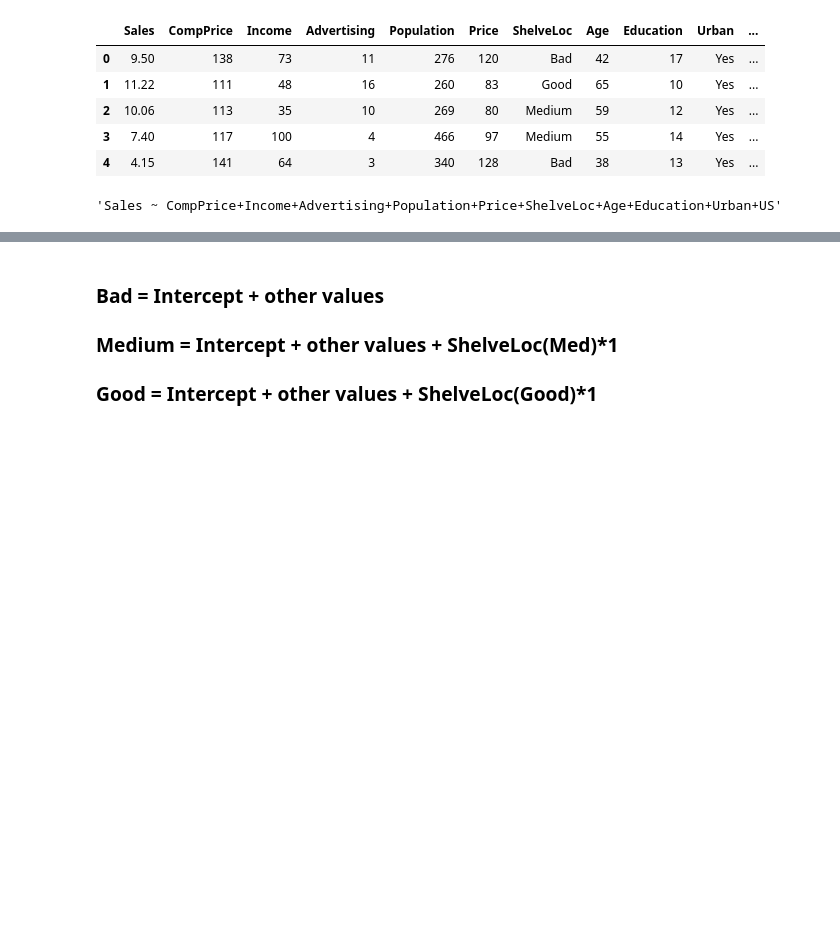
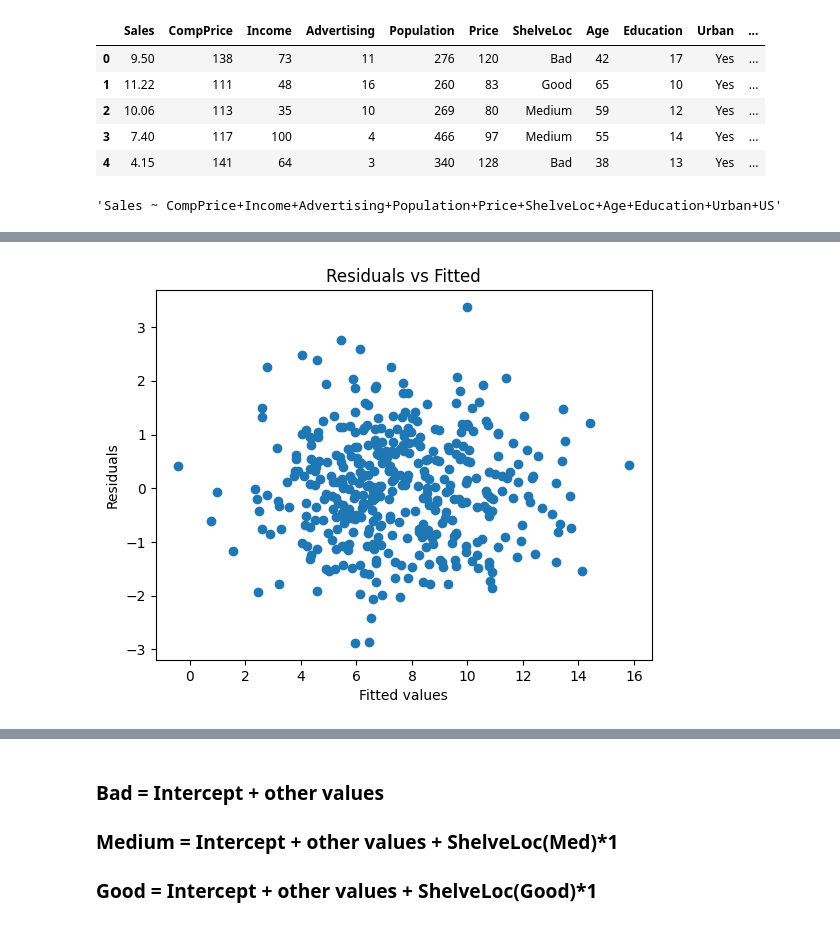
Before and after one commit to Pandatoey/LAB229351, a Jupyter notebook: สำเนาของ_229351_LAB07.ipynb, the cells around one changed output, grey strips where cells are left out. Saved outputs shown, nothing was run; the diff lists cells and outputs as text; code cells hidden in the pictures; blank space fills up the shorter version.

```diff
--- a/สำเนาของ_229351_LAB07.ipynb
+++ b/สำเนาของ_229351_LAB07.ipynb
@@ -411,0 +486,3 @@ all_predictors = '+'.join(carseats.columns.drop('Sales')) #ใช้สูตร
+# %%
+carseats_lr2 = smf.ols('Sales ~ CompPrice + Income + Advertising + I(Advertising**2) + Population + Price + I(Price**2) + ShelveLoc + Age + Education + Urban + US ', data=carseats).fit()
+print(carseats_lr2.summary())
@@ -411,0 +507,7 @@ all_predictors = '+'.join(carseats.columns.drop('Sales')) #ใช้สูตร
+# %%
+plt.scatter(carseats_lr2.fittedvalues, carseats_lr2.resid)
+plt.title('Residuals vs Fitted')
+plt.xlabel('Fitted values')
+plt.ylabel('Residuals');
+# %% [output]
+[figure, added]
```
Also changed, not shown: parts of 18 cells of this notebook.
